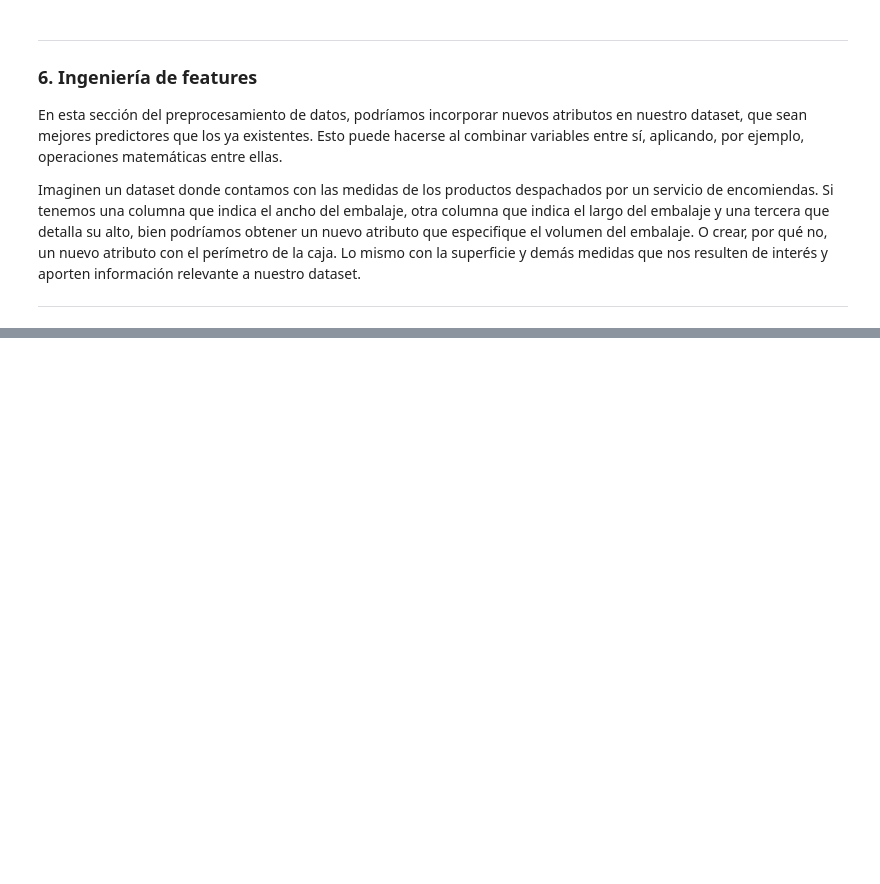
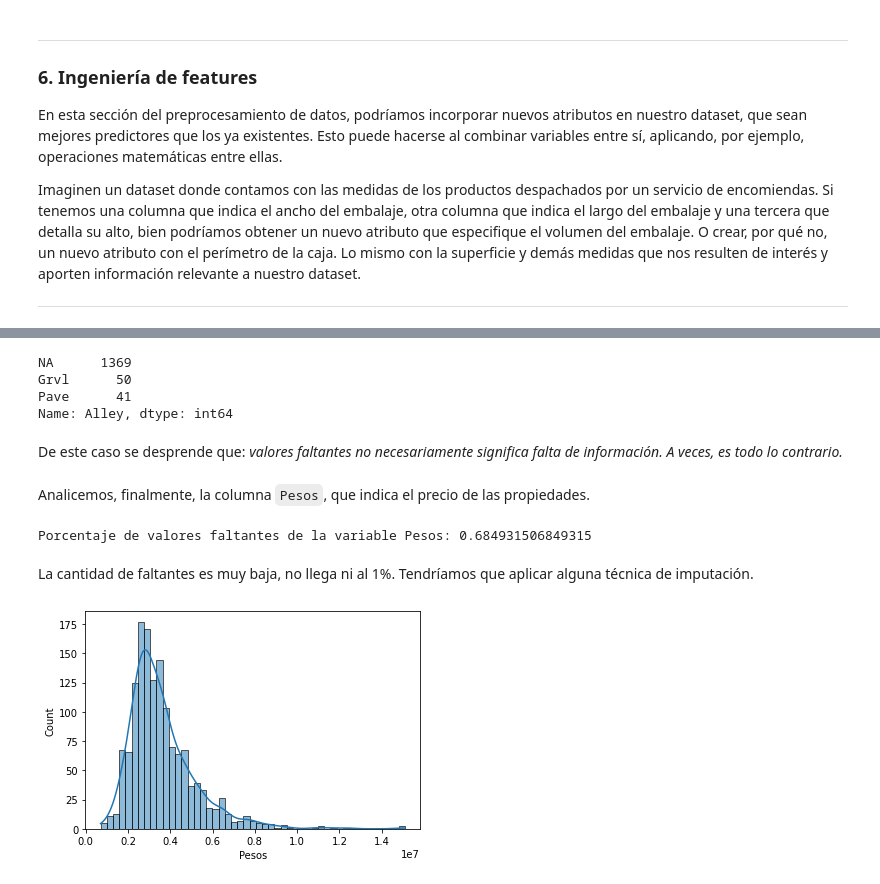
Before and after one commit to Heizhem/Workshop_Preprocesamiento, a Jupyter notebook: Preprocesamiento.ipynb, the cells around one changed output, grey strips where cells are left out. Saved outputs shown, nothing was run; the diff lists cells and outputs as text; code cells hidden in the pictures; blank space fills up the shorter version.

```diff
--- a/Preprocesamiento.ipynb
+++ b/Preprocesamiento.ipynb
@@ -182,0 +283,4 @@ Imaginen un dataset donde contamos con las medidas de los productos despachados
+# %%
+# Optamos por dropear la columna
+
+data.drop(columns = 'WallMat', inplace = True)
@@ -182,0 +309,28 @@ Imaginen un dataset donde contamos con las medidas de los productos despachados
+# %%
+# Colocamos NA (NoAlley) allí donde tengamos valores faltantes en esa columna.
+
+data.Alley.replace(np.nan, 'NA', inplace = True)
+# %%
+data.Alley.value_counts()
+# %% [output]
+NA      1369
+Grvl      50
+Pave      41
+Name: Alley, dtype: int64
+# %% [markdown]
+De este caso se desprende que: *valores faltantes no necesariamente significa falta de información. A veces, es todo lo contrario.*
+# %% [markdown]
+Analicemos, finalmente, la columna `Pesos`, que indica el precio de las propiedades.
+# %%
+print('Porcentaje de valores faltantes de la variable Pesos:', (data.Pesos.isnull().sum()/len(data))*100)
+# %% [output]
+Porcentaje de valores faltantes de la variable Pesos: 0.684931506849315
+# %% [markdown]
+La cantidad de faltantes es muy baja, no llega ni al 1%. Tendríamos que aplicar alguna técnica de imputación.
+# %%
+# Veamos cómo se distribuye la variable
+
+sns.histplot(x = 'Pesos', data= data, kde = True)
+plt.show()
+# %% [output]
+[figure, added]
```
Also changed, not shown: parts of 44 cells of this notebook, 1 other file.
